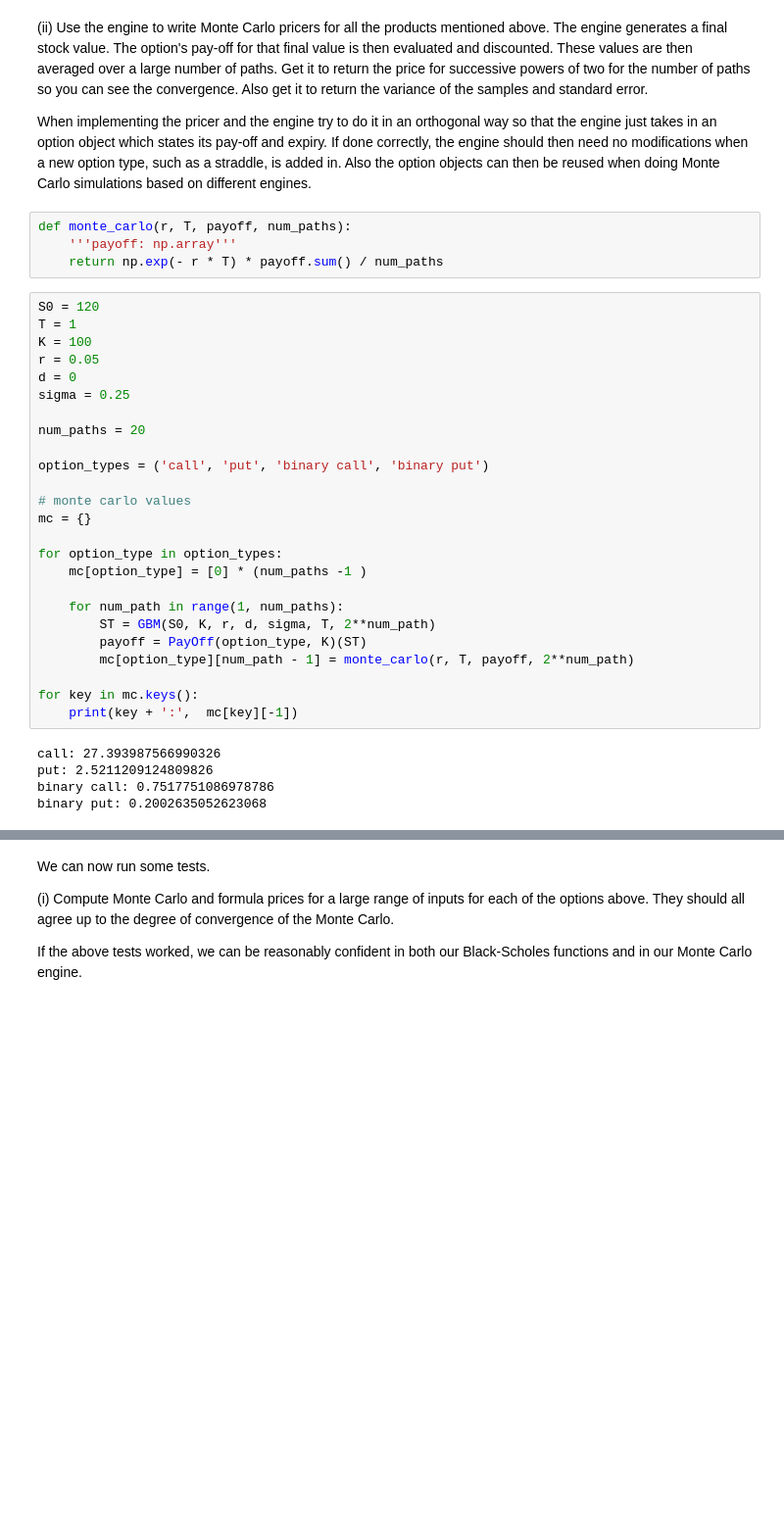
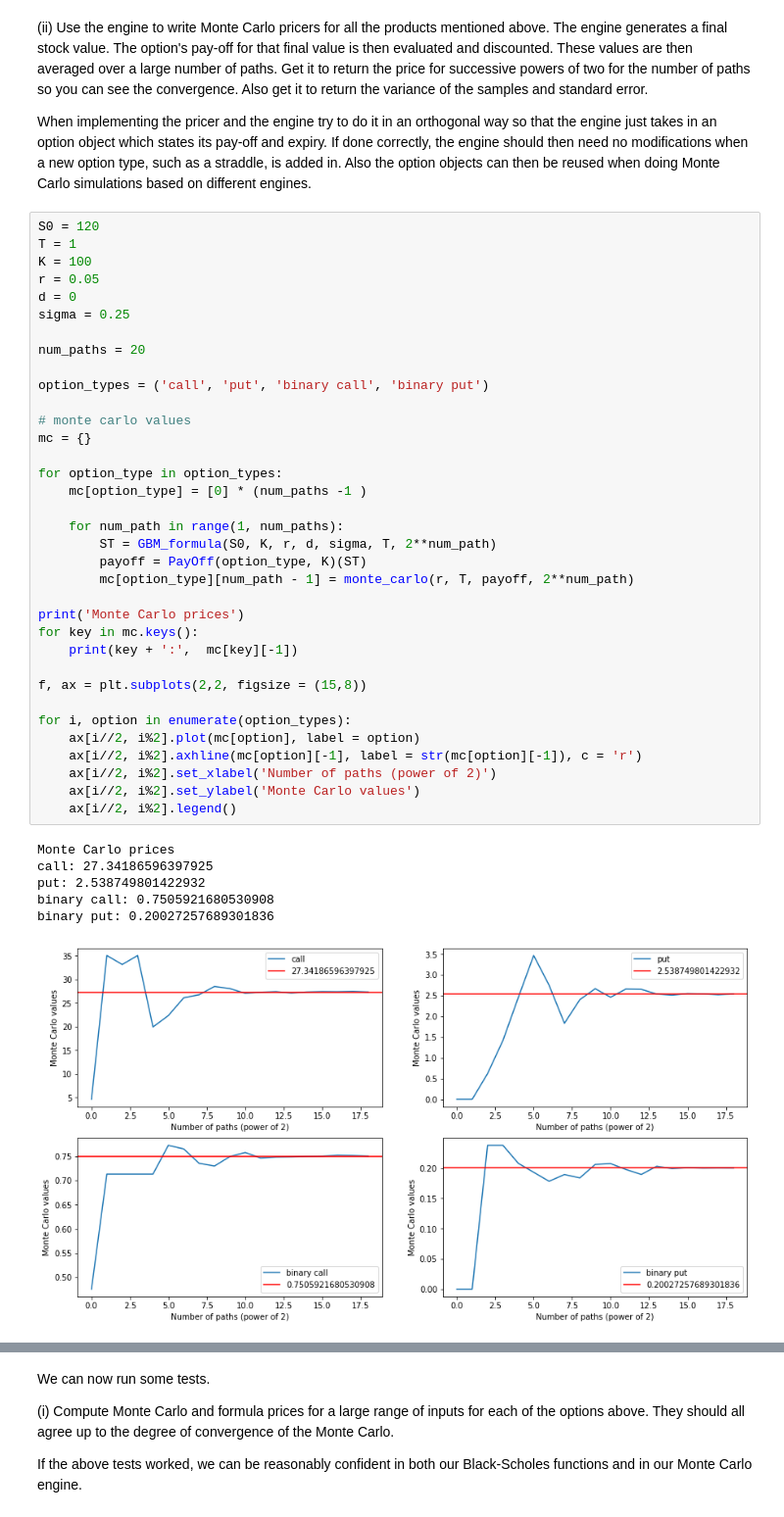
Before and after one commit to hongwai1920/Implement-Option-Pricing-Model-using-Python, a Jupyter notebook: 1. Pricing of vanilla options in the Black-Scholes world and Monte Carlo Simulation.ipynb, the cells around one changed output, grey strips where cells are left out. Shown: that part at 98% size. Cells and saved outputs as stored; diff of their text form; blank space fills up the shorter version.

```diff
--- a/1. Pricing of vanilla options in the Black-Scholes world and Monte Carlo Simulation.ipynb
+++ b/1. Pricing of vanilla options in the Black-Scholes world and Monte Carlo Simulation.ipynb
@@ -588,37 +631,45 @@ Also get it to return the variance of the samples and standard error.
 When implementing the pricer and the engine try to do it in an orthogonal way so that the engine just takes in an option object which states its pay-off and expiry.
 If done correctly, the engine should then need no modifications when a new option type, such as a straddle, is added in.
 Also the option objects can then be reused when doing Monte Carlo simulations based on different engines.
-# %%
-def monte_carlo(r, T, payoff, num_paths):
-    '''payoff: np.array'''
-    return np.exp(- r * T) * payoff.sum() / num_paths
 # %%
 S0 = 120
 T = 1
 K = 100
 r = 0.05
 d = 0
 sigma = 0.25
 
 num_paths = 20
 
 option_types = ('call', 'put', 'binary call', 'binary put')
 
 # monte carlo values
 mc = {}
 
 for option_type in option_types:
     mc[option_type] = [0] * (num_paths -1 )
 
     for num_path in range(1, num_paths):
-        ST = GBM(S0, K, r, d, sigma, T, 2**num_path)
+        ST = GBM_formula(S0, K, r, d, sigma, T, 2**num_path)
         payoff = PayOff(option_type, K)(ST)
         mc[option_type][num_path - 1] = monte_carlo(r, T, payoff, 2**num_path)
 
+print('Monte Carlo prices')
 for key in mc.keys():
     print(key + ':',  mc[key][-1])
+
+f, ax = plt.subplots(2,2, figsize = (15,8))
+
+for i, option in enumerate(option_types):
+    ax[i//2, i%2].plot(mc[option], label = option)
+    ax[i//2, i%2].axhline(mc[option][-1], label = str(mc[option][-1]), c = 'r')
+    ax[i//2, i%2].set_xlabel('Number of paths (power of 2)')
+    ax[i//2, i%2].set_ylabel('Monte Carlo values')
+    ax[i//2, i%2].legend()
 # %% [output]
-call: 27.393987566990326
-put: 2.5211209124809826
-binary call: 0.7517751086978786
-binary put: 0.2002635052623068
+Monte Carlo prices
+call: 27.34186596397925
+put: 2.538749801422932
+binary call: 0.7505921680530908
+binary put: 0.20027257689301836
+[figure, added]
```
Also changed, not shown: parts of 28 cells of this notebook.
